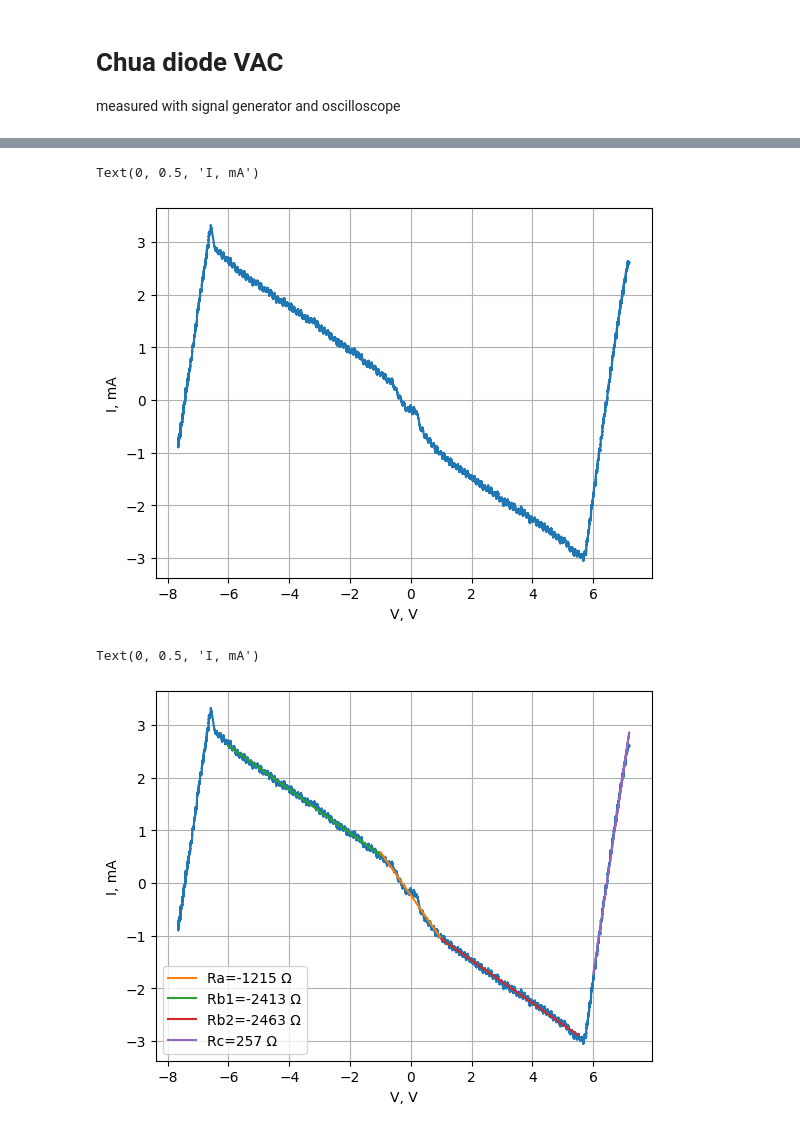
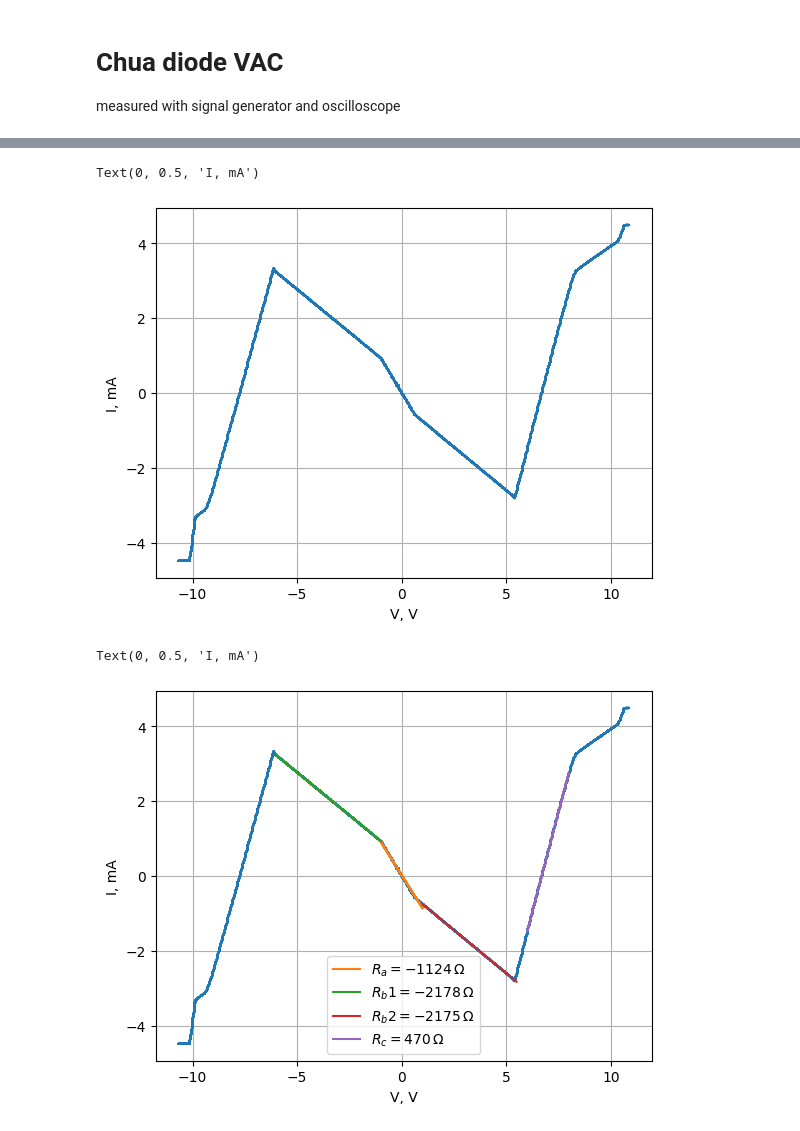
Before and after one commit to evgeny-kolonsky/Lab5, a Jupyter notebook: CH/VAC/VAC.ipynb, the cells around one changed output, grey strips where cells are left out. Drawn from its saved outputs; the diff is of its cells as text; code cells hidden in the pictures.

```diff
--- a/CH/VAC/VAC.ipynb
+++ b/CH/VAC/VAC.ipynb
@@ -9,12 +9,11 @@ import numpy as np
 import matplotlib.pyplot as plt
 from scipy.stats import linregress
 # %%
-url = 'https://raw.githubusercontent.com/evgeny-kolonsky/Lab5/refs/heads/main/CH/VAC/VAC.csv'
+url = 'https://raw.githubusercontent.com/evgeny-kolonsky/Lab5/refs/heads/main/CH/VAC/VAC_33Hz.csv'
 t, v1, v2 = np.genfromtxt(url,  delimiter=',').T
-plt.plot(t, v1, label='Vx')
-plt.plot(t, v2, label='Vy')
+plt.plot(v1, v2)
 plt.legend()
 plt.grid()
-plt.xlabel('t, s')
-plt.ylabel('V, V')
+plt.xlabel('V1, V')
+plt.ylabel('V2, V')
 # %% [output]
@@ -23,40 +22,39 @@ Text(0, 0.5, 'V, V')
 # %%
 R = 216 #shunt
-dV = v1 - v2
-I = dV / R
-V = v2
+I = v2 / R
+V = v1
 plt.plot(V, I*1e3)
 plt.grid()
 plt.xlabel('V, V')
 plt.ylabel('I, mA')
 # %% [output]
 Text(0, 0.5, 'I, mA')
-[figure, old version]
+[figure, new version]
 # %%
 mask = (V > -1) & (V < 1)
 fit = linregress(V[mask], I[mask])
 plt.plot(V, I*1e3)
 Ra = 1 / fit.slope
-plt.plot(V[mask], (fit.slope*V[mask] + fit.intercept) *1e3, label=f'Ra={Ra:.0f} Ω' )
+plt.plot(V[mask], (fit.slope*V[mask] + fit.intercept) *1e3, label=fr'$R_a={Ra:.0f}\, \Omega$' )
 mask = (V >-6) & (V < -1)
 fit = linregress(V[mask], I[mask])
 Rb1 = 1 / fit.slope
-plt.plot(V[mask], (fit.slope*V[mask] + fit.intercept) *1e3, label=f'Rb1={Rb1:.0f} Ω' )
+plt.plot(V[mask], (fit.slope*V[mask] + fit.intercept) *1e3, label=fr'$R_b1={Rb1:.0f}\, \Omega$' )
 mask = (V >1) & (V < 5.5)
 fit = linregress(V[mask], I[mask])
 Rb2 = 1 / fit.slope
-plt.plot(V[mask], (fit.slope*V[mask] + fit.intercept) *1e3, label=f'Rb2={Rb2:.0f} Ω' )
+plt.plot(V[mask], (fit.slope*V[mask] + fit.intercept) *1e3, label=fr'$R_b2={Rb2:.0f}\, \Omega$' )
 
-mask = V >6
+mask = (V >6) & (V < 8)
 fit = linregress(V[mask], I[mask])
 Rc = 1 / fit.slope
-plt.plot(V[mask], (fit.slope*V[mask] + fit.intercept) *1e3, label=f'Rc={Rc:.0f} Ω' )
+plt.plot(V[mask], (fit.slope*V[mask] + fit.intercept) *1e3, label=fr'$R_c={Rc:.0f}\, \Omega$' )
 
 
 plt.legend()
 plt.grid()
 plt.xlabel('V, V')
 plt.ylabel('I, mA')
 # %% [output]
 Text(0, 0.5, 'I, mA')
-[figure, old version]
+[figure, new version]
```
Also changed, not shown: parts of 2 cells of this notebook.
